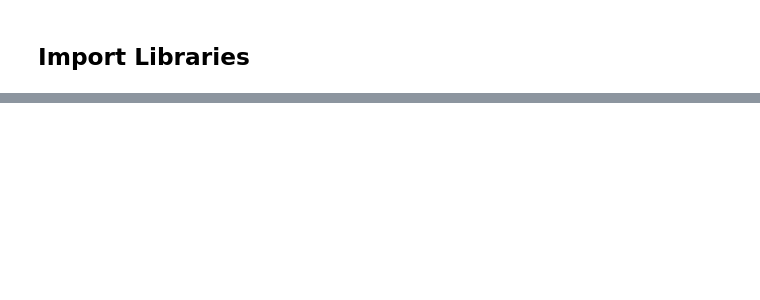
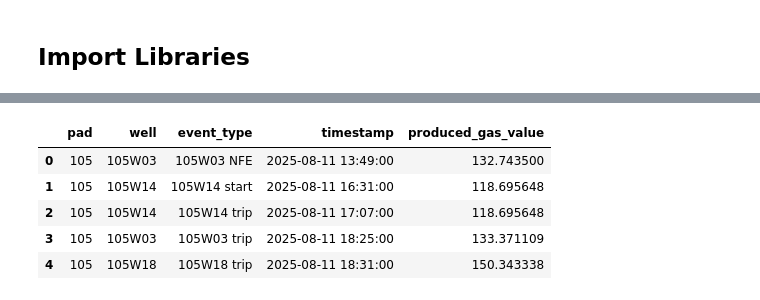
Before and after one commit to mo-beaulieu/Produced-Gas, a Jupyter notebook: well_level_pg_draft2.ipynb, the cells around one changed output, grey strips where cells are left out. Cells and saved outputs as stored; diff of their text form; code cells hidden in the pictures; blank space fills up the shorter version.

```diff
--- a/well_level_pg_draft2.ipynb
+++ b/well_level_pg_draft2.ipynb
@@ -48,0 +254,18 @@ def filter_target_pads(df, target_pads=None):
+# %%
+def estimate_all_well_pg_actual(df_target_pads):
+    """
+    Applies the well produced gas estimation logic to all pads in the filtered DataFrame.
+
+    Parameters:
+        df_target_pads (pd.DataFrame): Filtered DataFrame containing well events for target pads.
+
+    Returns:
+        pd.DataFrame: DataFrame with well-level produced gas values for all pads.
+    """
+    well_pg_records = []
+    for pad in df_target_pads['pad'].unique():
+        df_pad_events = df_target_pads[df_target_pads['pad'] == pad].sort_values('timestamp').reset_index(drop=True)
+        df_est_pg = estimate_well_pg_actual(df_pad_events)
+        well_pg_records.append(df_est_pg)
+    df_well_pg_actual = pd.concat(well_pg_records).reset_index(drop=True)
+    return df_well_pg_actual
@@ -48,0 +318,11 @@ def filter_target_pads(df, target_pads=None):
+# %%
+df_well_pg_actual = estimate_all_well_pg_actual(df_target_pads)
+# %%
+df_well_pg_actual.head()
+# %% [output]
+|  | pad | well | event_type | timestamp | produced_gas_value |
+| 0 | 105 | 105W03 | 105W03 NFE | 2025-08-11 13:49:00 | 132.743500 |
+| 1 | 105 | 105W14 | 105W14 start | 2025-08-11 16:31:00 | 118.695648 |
+| 2 | 105 | 105W14 | 105W14 trip | 2025-08-11 17:07:00 | 118.695648 |
+| 3 | 105 | 105W03 | 105W03 trip | 2025-08-11 18:25:00 | 133.371109 |
+| 4 | 105 | 105W18 | 105W18 trip | 2025-08-11 18:31:00 | 150.343338 |
```
Also changed, not shown: parts of 23 cells of this notebook.
